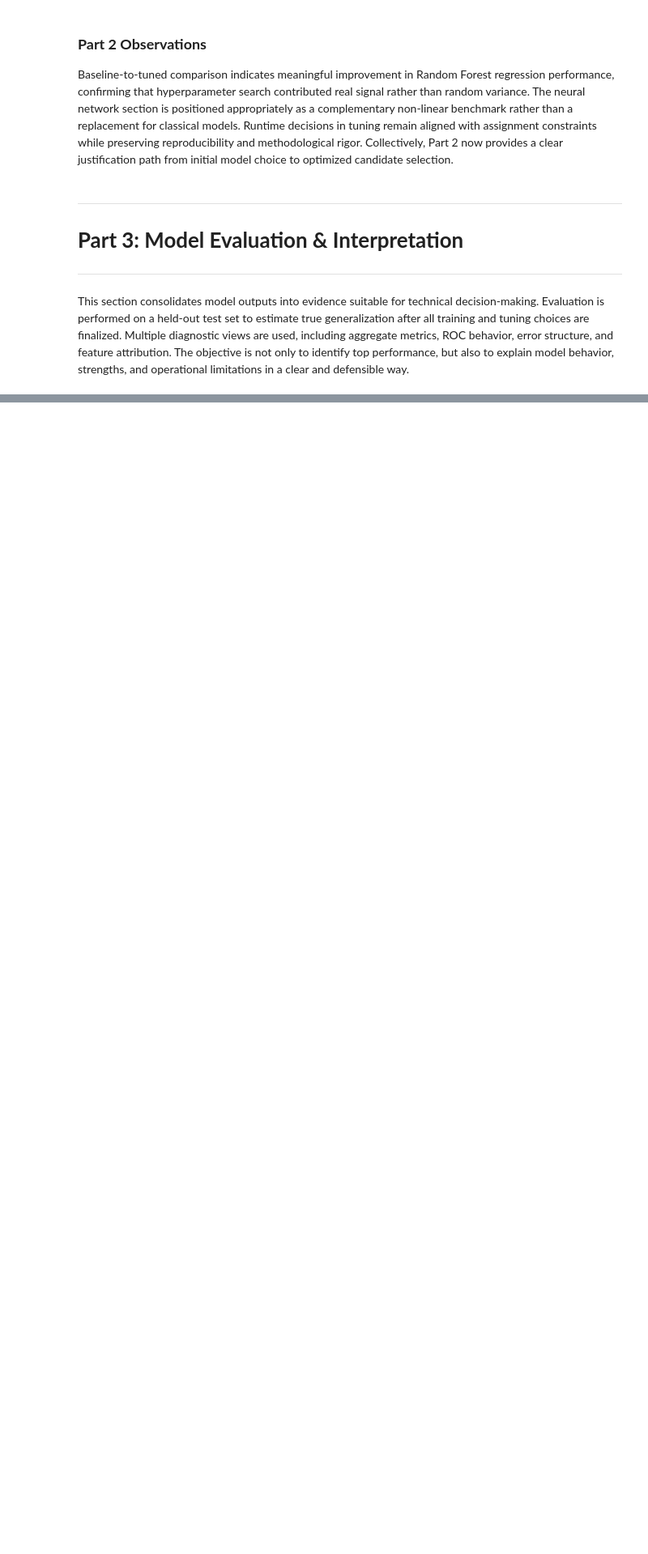
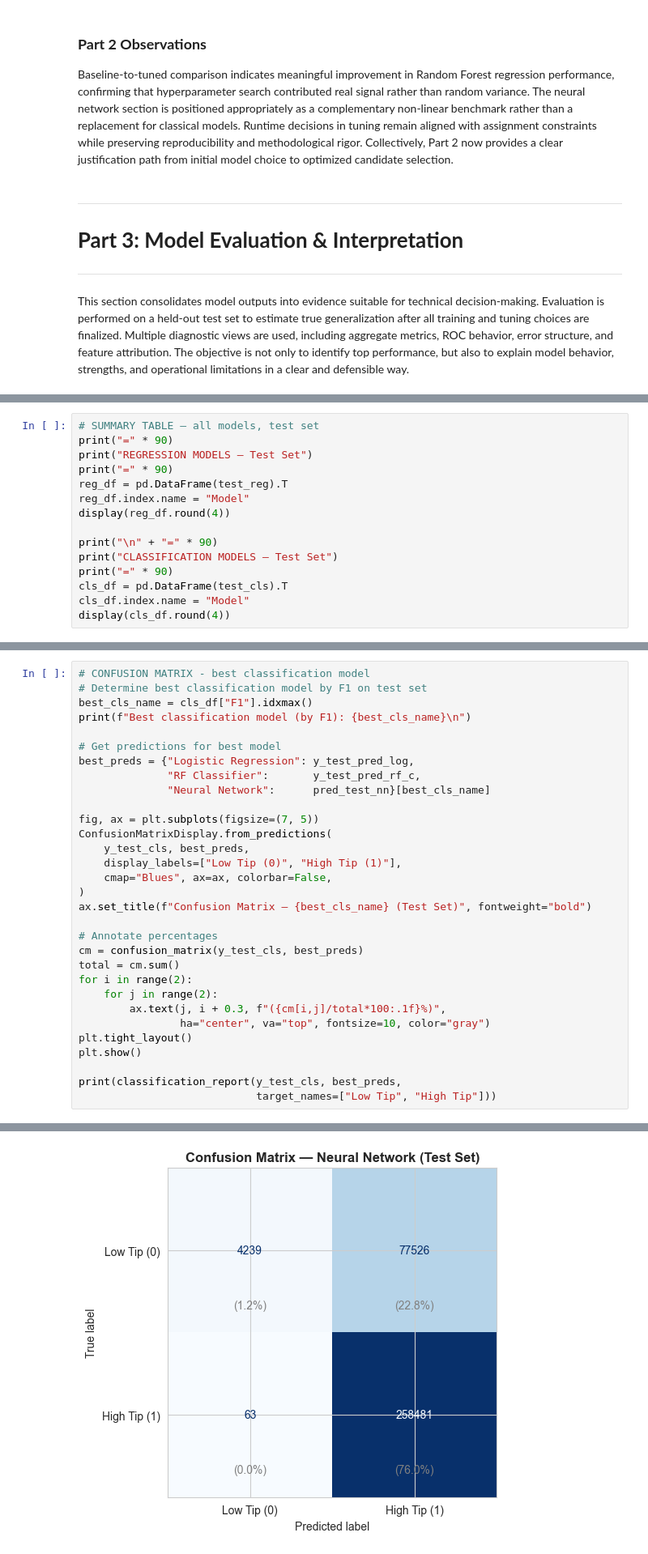
Before and after one commit to samjssom2703/COMP3610-A2, a Jupyter notebook: assignment2.ipynb, the cells around one changed output, grey strips where cells are left out. Shown at 81% size. Cells and saved outputs as stored; diff of their text form; blank space fills up the shorter version.

```diff
--- a/assignment2.ipynb
+++ b/assignment2.ipynb
@@ -687,0 +879,15 @@ This section consolidates model outputs into evidence suitable for technical dec
+# %%
+# SUMMARY TABLE — all models, test set
+print("=" * 90)
+print("REGRESSION MODELS — Test Set")
+print("=" * 90)
+reg_df = pd.DataFrame(test_reg).T
+reg_df.index.name = "Model"
+display(reg_df.round(4))
+
+print("\n" + "=" * 90)
+print("CLASSIFICATION MODELS — Test Set")
+print("=" * 90)
+cls_df = pd.DataFrame(test_cls).T
+cls_df.index.name = "Model"
+display(cls_df.round(4))
@@ -687,0 +932,32 @@ This section consolidates model outputs into evidence suitable for technical dec
+# %%
+# CONFUSION MATRIX - best classification model
+# Determine best classification model by F1 on test set
+best_cls_name = cls_df["F1"].idxmax()
+print(f"Best classification model (by F1): {best_cls_name}\n")
+
+# Get predictions for best model
+best_preds = {"Logistic Regression": y_test_pred_log,
+              "RF Classifier":       y_test_pred_rf_c,
+              "Neural Network":      pred_test_nn}[best_cls_name]
+
+fig, ax = plt.subplots(figsize=(7, 5))
+ConfusionMatrixDisplay.from_predictions(
+    y_test_cls, best_preds,
+    display_labels=["Low Tip (0)", "High Tip (1)"],
+    cmap="Blues", ax=ax, colorbar=False,
+)
+ax.set_title(f"Confusion Matrix — {best_cls_name} (Test Set)", fontweight="bold")
+
+# Annotate percentages
+cm = confusion_matrix(y_test_cls, best_preds)
+total = cm.sum()
+for i in range(2):
+    for j in range(2):
+        ax.text(j, i + 0.3, f"({cm[i,j]/total*100:.1f}%)",
+                ha="center", va="top", fontsize=10, color="gray")
+plt.tight_layout()
+plt.show()
+
+print(classification_report(y_test_cls, best_preds,
+                            target_names=["Low Tip", "High Tip"]))
+# %% [output]
@@ -687,0 +965 @@ This section consolidates model outputs into evidence suitable for technical dec
+[figure, added]
```
Also changed, not shown: parts of 34 cells of this notebook.
